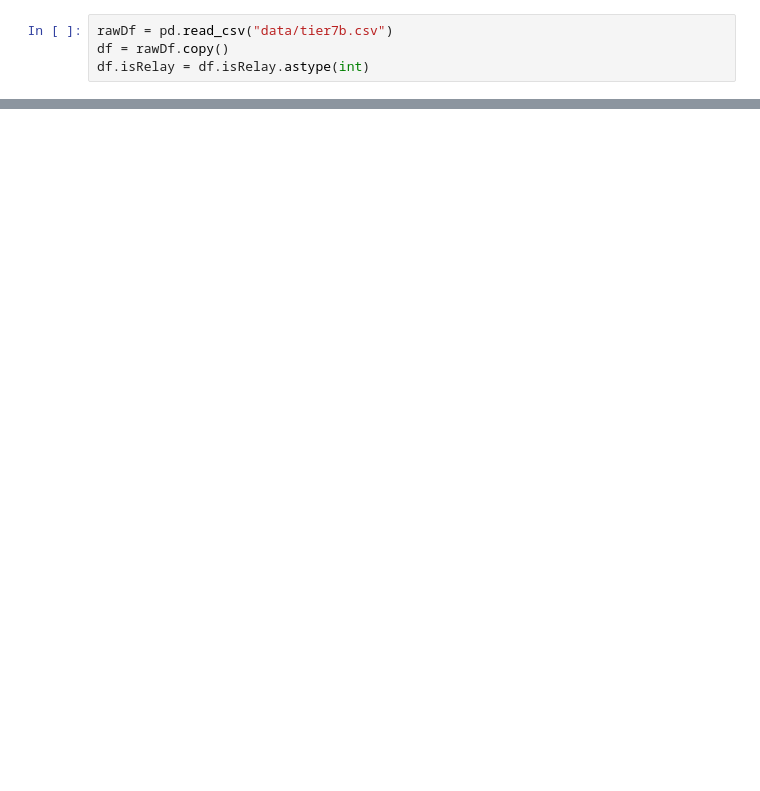
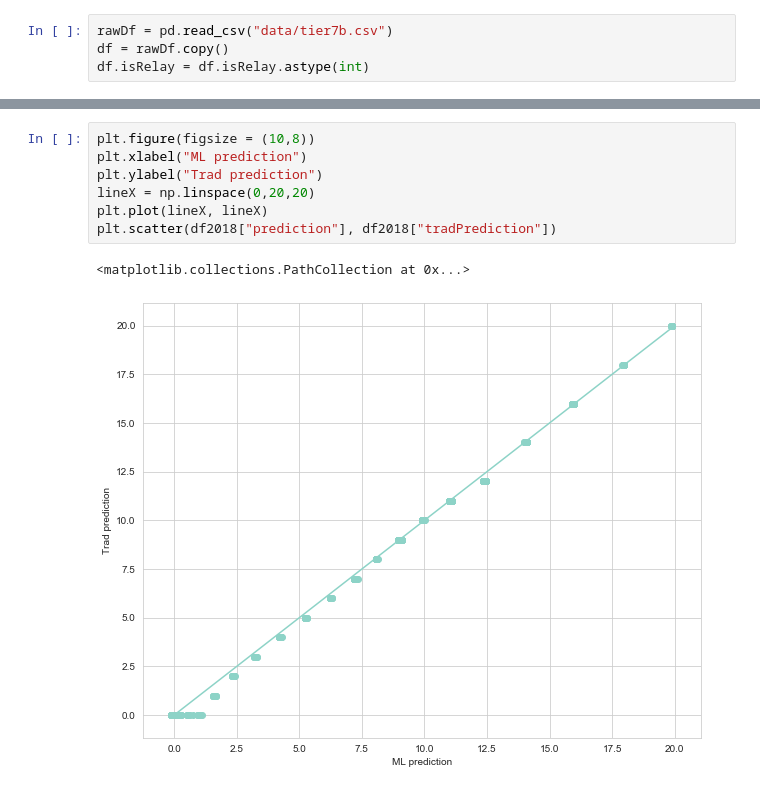
Before and after one commit to jtang9001/skynet2, a Jupyter notebook: skSVM.ipynb, the cells around one changed output, grey strips where cells are left out. Cells and saved outputs as stored; diff of their text form; blank space fills up the shorter version.

```diff
--- a/skSVM.ipynb
+++ b/skSVM.ipynb
@@ -44,0 +85,10 @@ sns.boxplot(x = testY, y = errors)
+# %%
+plt.figure(figsize = (10,8))
+plt.xlabel("ML prediction")
+plt.ylabel("Trad prediction")
+lineX = np.linspace(0,20,20)
+plt.plot(lineX, lineX)
+plt.scatter(df2018["prediction"], df2018["tradPrediction"])
+# %% [output]
+<matplotlib.collections.PathCollection at 0x...>
+[figure, added]
```
Also changed, not shown: parts of 12 cells of this notebook.
